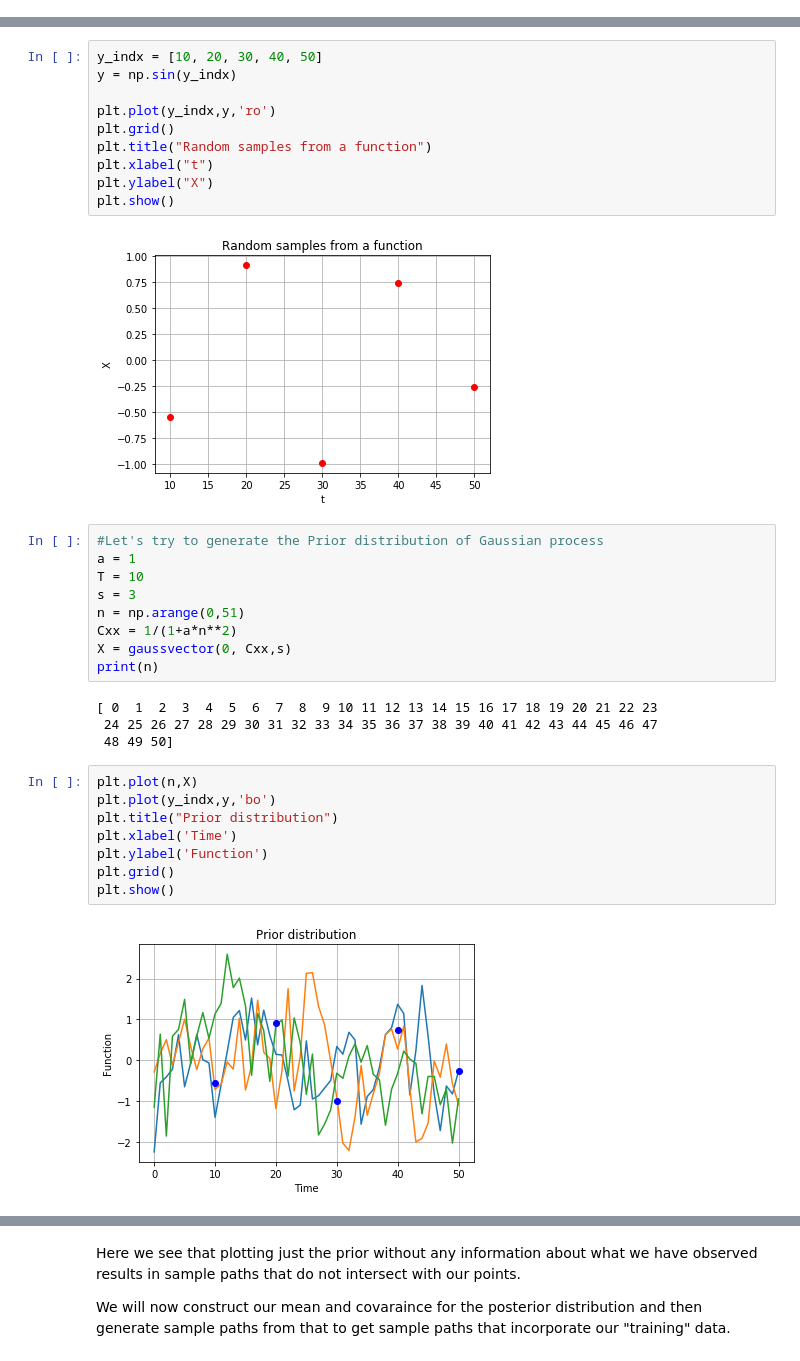
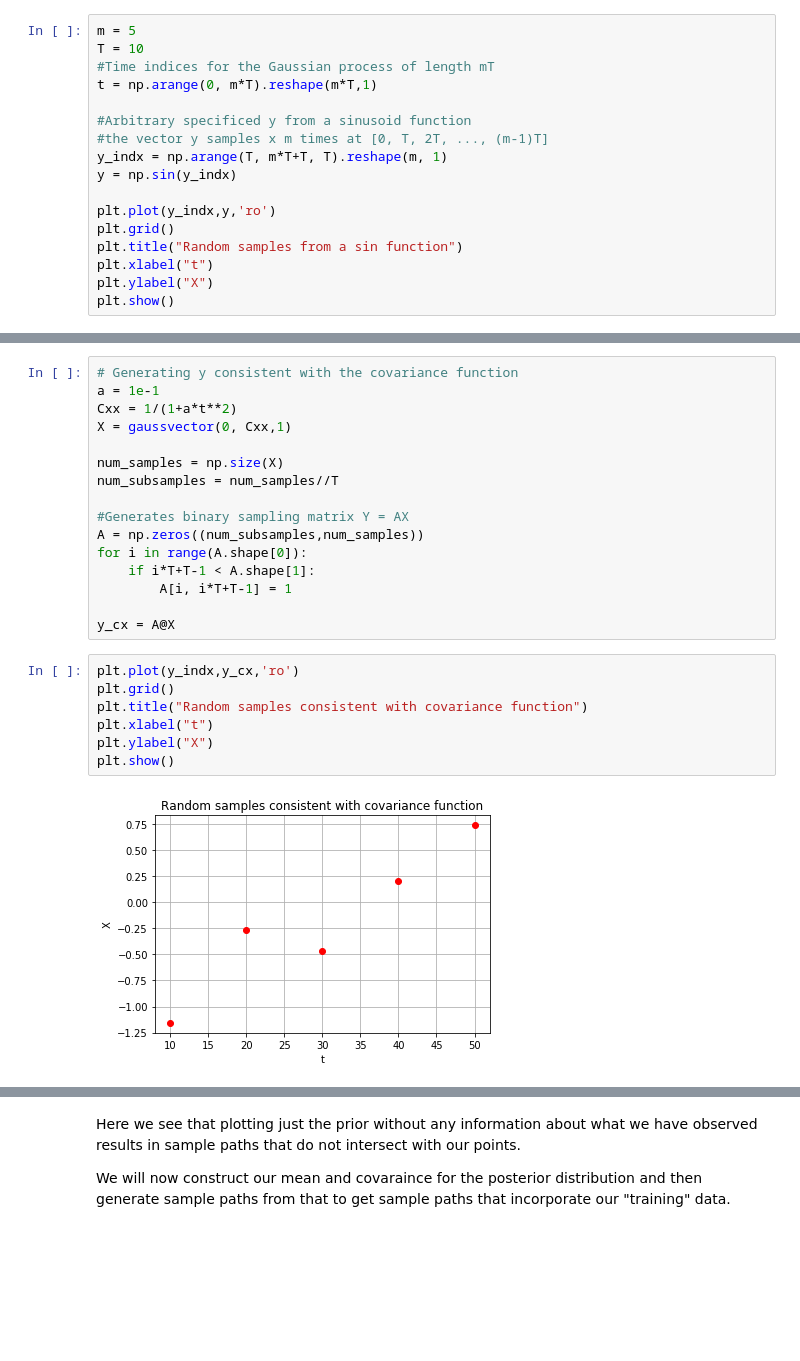
Before and after one commit to joeshenouda/GaussianProcess, a Jupyter notebook: assignment3.ipynb, the cells around one changed output, grey strips where cells are left out. Drawn from its saved outputs; the diff is of its cells as text; blank space fills up the shorter version.

```diff
--- a/assignment3.ipynb
+++ b/assignment3.ipynb
@@ -35,0 +113,17 @@ def gaussvector(mu, C, m):
+# %%
+m = 5
+T = 10
+#Time indices for the Gaussian process of length mT
+t = np.arange(0, m*T).reshape(m*T,1)
+
+#Arbitrary specificed y from a sinusoid function
+#the vector y samples x m times at [0, T, 2T, ..., (m-1)T]
+y_indx = np.arange(T, m*T+T, T).reshape(m, 1)
+y = np.sin(y_indx)
+
+plt.plot(y_indx,y,'ro')
+plt.grid()
+plt.title("Random samples from a sin function")
+plt.xlabel("t")
+plt.ylabel("X")
+plt.show()
@@ -36,35 +132,25 @@ def gaussvector(mu, C, m):
+# %%
+# Generating y consistent with the covariance function
+a = 1e-1
+Cxx = 1/(1+a*t**2)
+X = gaussvector(0, Cxx,1)
+
+num_samples = np.size(X)
+num_subsamples = num_samples//T
+
+#Generates binary sampling matrix Y = AX
+A = np.zeros((num_subsamples,num_samples))
+for i in range(A.shape[0]):
+    if i*T+T-1 < A.shape[1]:
+        A[i, i*T+T-1] = 1
+
+y_cx = A@X
 # %%
-y_indx = [10, 20, 30, 40, 50]
-y = np.sin(y_indx)
-
-plt.plot(y_indx,y,'ro')
+plt.plot(y_indx,y_cx,'ro')
 plt.grid()
-plt.title("Random samples from a function")
+plt.title("Random samples consistent with covariance function")
 plt.xlabel("t")
 plt.ylabel("X")
 plt.show()
 # %% [output]
-[figure, old version]
+[figure, new version]
-# %%
-#Let's try to generate the Prior distribution of Gaussian process
-a = 1
-T = 10
-s = 3
-n = np.arange(0,51)
-Cxx = 1/(1+a*n**2)
-X = gaussvector(0, Cxx,s)
-print(n)
-# %% [output]
-[ 0  1  2  3  4  5  6  7  8  9 10 11 12 13 14 15 16 17 18 19 20 21 22 23
- 24 25 26 27 28 29 30 31 32 33 34 35 36 37 38 39 40 41 42 43 44 45 46 47
- 48 49 50]
-# %%
-plt.plot(n,X)
-plt.plot(y_indx,y,'bo')
-plt.title("Prior distribution")
-plt.xlabel('Time')
-plt.ylabel('Function')
-plt.grid()
-plt.show()
-# %% [output]
-[figure, removed]
```
Also changed, not shown: parts of 19 cells of this notebook, 13 other files.
